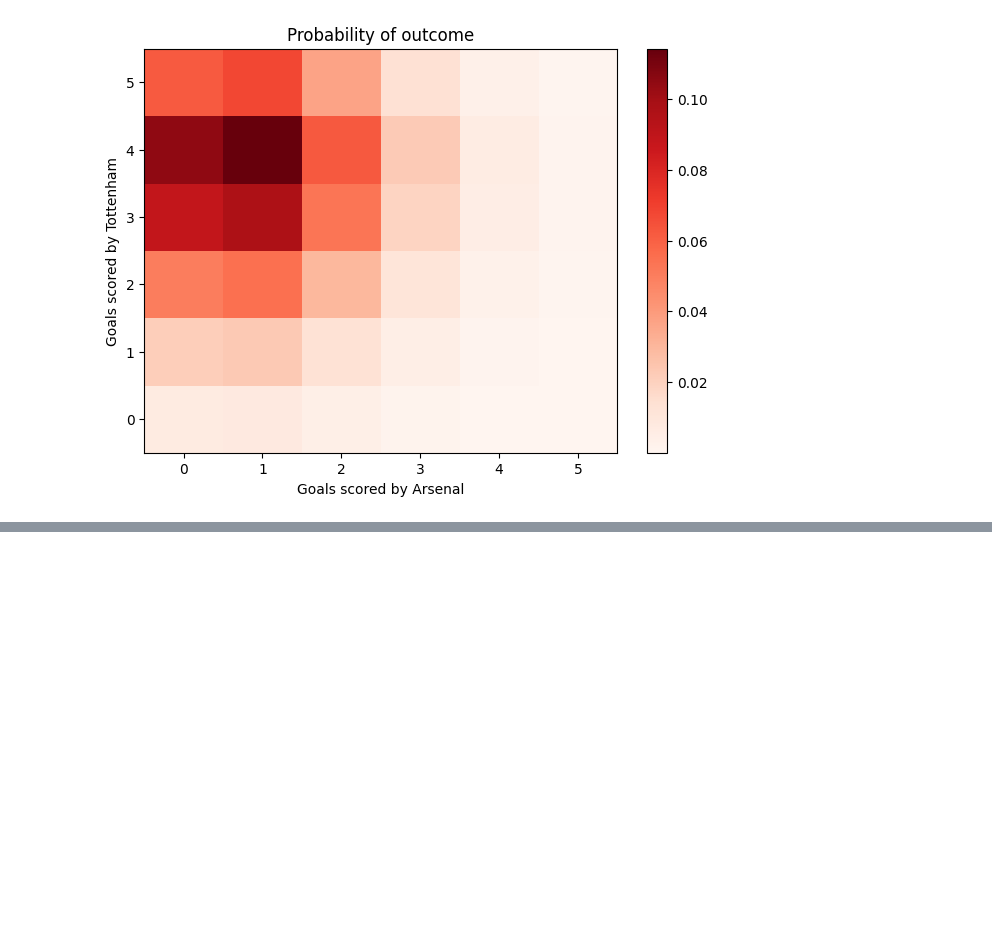
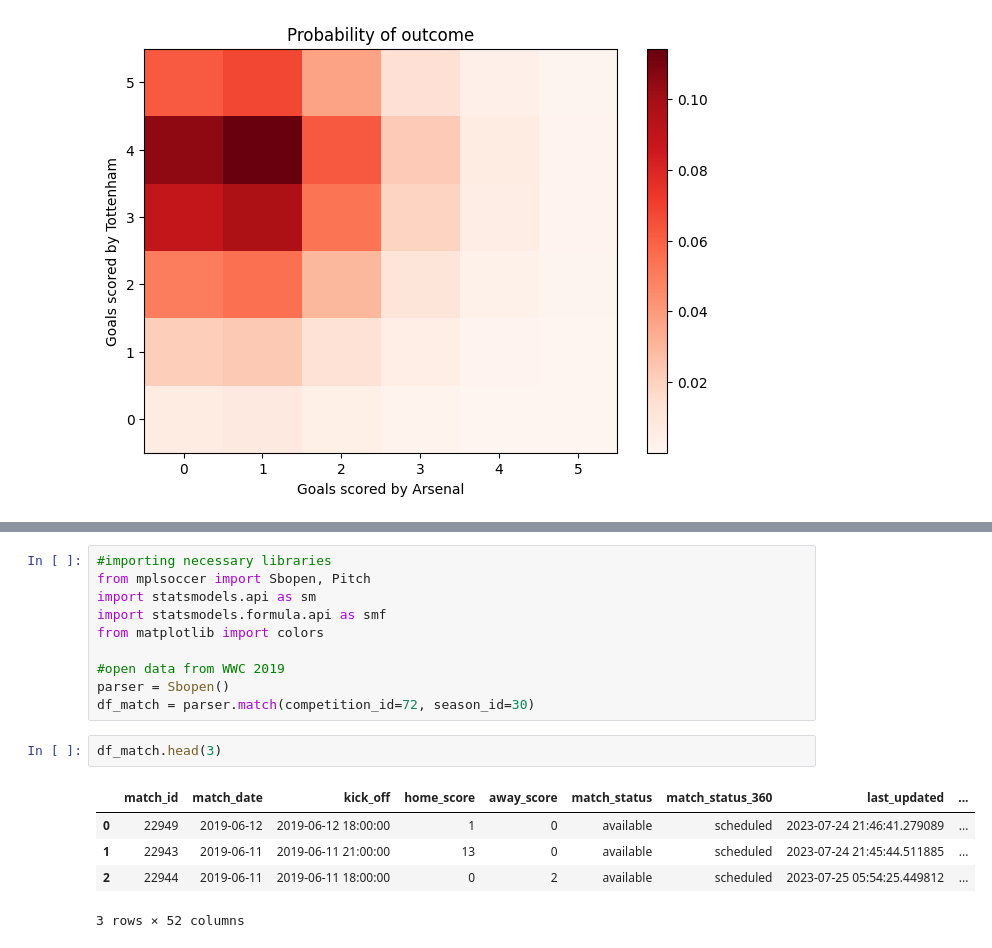
Before and after one commit to khoffLSU/footy_analytics, a Jupyter notebook: Simulating Matches.ipynb, the cells around one changed output, grey strips where cells are left out. Cells and saved outputs as stored; diff of their text form; blank space fills up the shorter version.

```diff
--- a/Simulating Matches.ipynb
+++ b/Simulating Matches.ipynb
@@ -295,0 +300,18 @@ awaywin=np.sum(np.triu(score_matrix, 1))
+# %%
+#importing necessary libraries
+from mplsoccer import Sbopen, Pitch
+import statsmodels.api as sm
+import statsmodels.formula.api as smf
+from matplotlib import colors
+
+#open data from WWC 2019
+parser = Sbopen()
+df_match = parser.match(competition_id=72, season_id=30)
+# %%
+df_match.head(3)
+# %% [output]
+|  | match_id | match_date | kick_off | home_score | away_score | match_status | match_status_360 | last_updated | ... |
+| 0 | 22949 | 2019-06-12 | 2019-06-12 18:00:00 | 1 | 0 | available | scheduled | 2023-07-24 21:46:41.279089 | ... |
+| 1 | 22943 | 2019-06-11 | 2019-06-11 21:00:00 | 13 | 0 | available | scheduled | 2023-07-24 21:45:44.511885 | ... |
+| 2 | 22944 | 2019-06-11 | 2019-06-11 18:00:00 | 0 | 2 | available | scheduled | 2023-07-25 05:54:25.449812 | ... |
+3 rows × 52 columns
```
Also changed, not shown: parts of 13 cells of this notebook.
